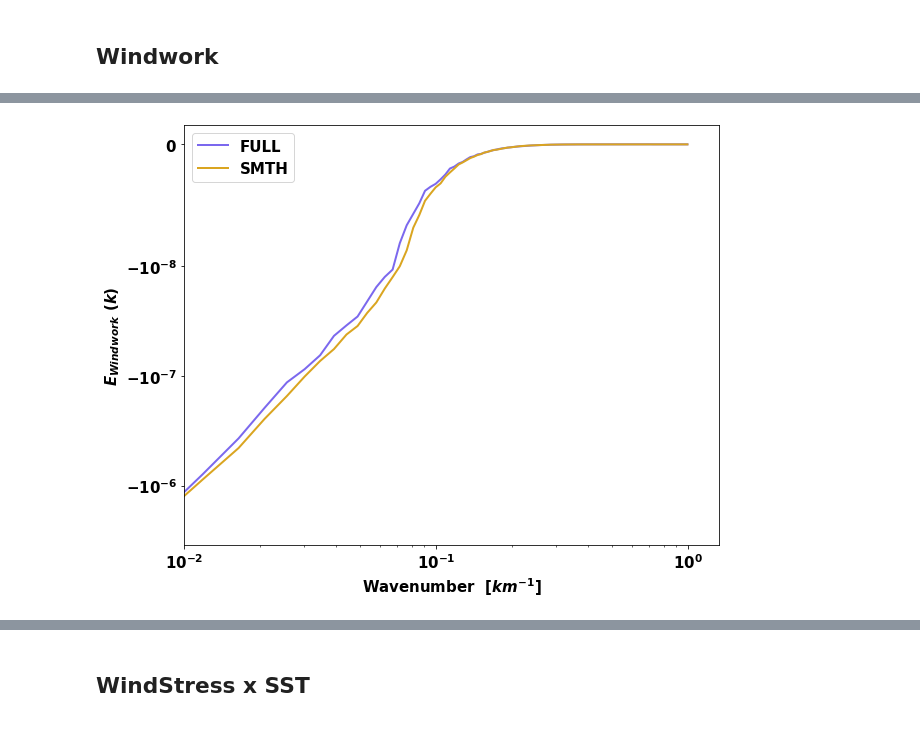
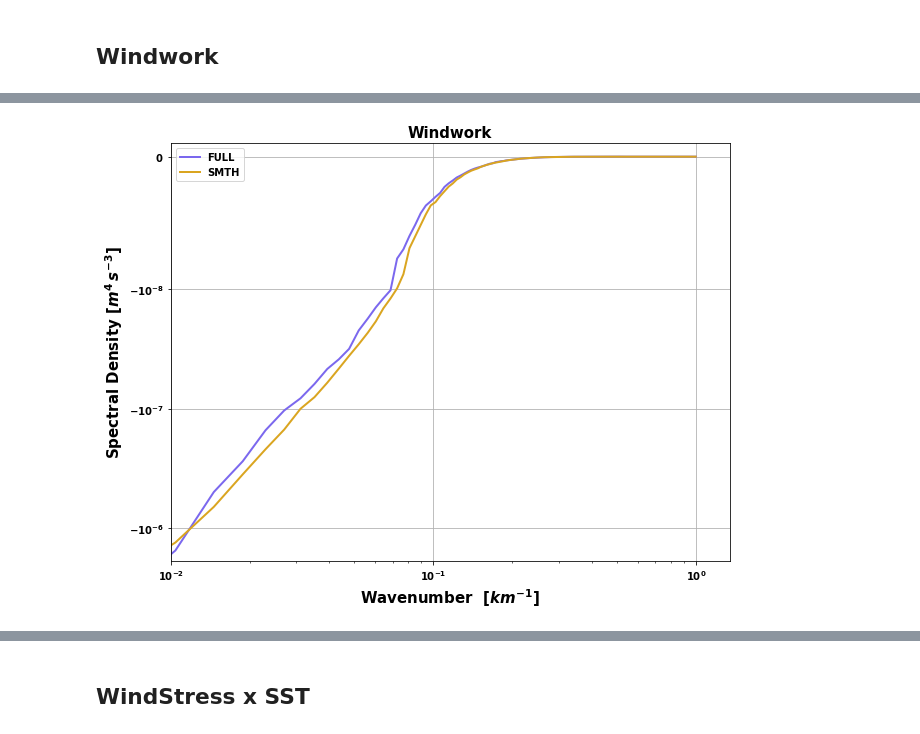
Before and after one commit to igoruchoa/FeedbackSubmeso, a Jupyter notebook: 2_CROCO/surface_CROCO.ipynb, the cells around one changed output, grey strips where cells are left out. Cells and saved outputs as stored; diff of their text form; code cells hidden in the pictures.

```diff
--- a/2_CROCO/surface_CROCO.ipynb
+++ b/2_CROCO/surface_CROCO.ipynb
@@ -551,13 +567,13 @@ No implementation of function Function(<built-in function setitem>) found for si
 # %%
 with ProgressBar():
-    Xf=xrft.isotropic_cross_spectrum(usf.drop(['nav_lat_u', 'nav_lon_u']),uf.drop(['nav_lat_u', 'nav_lon_u']),
+    Xf=xrft.isotropic_cross_spectrum(usf,uf,
                                      dim=['x_u','y_u'],nfactor=2,truncate='True',detrend='linear', window=True)
-    Yf=xrft.isotropic_cross_spectrum(vsf.drop(['nav_lat_v', 'nav_lon_v']),vf.drop(['nav_lat_v', 'nav_lon_v']),
+    Yf=xrft.isotropic_cross_spectrum(vsf,vf,
                                      dim=['x_v','y_v'],nfactor=2,truncate='True',detrend='linear', window=True)
 
-    Xt=xrft.isotropic_cross_spectrum(ust.drop(['nav_lat_u', 'nav_lon_u']),ut.drop(['nav_lat_u', 'nav_lon_u']),
+    Xt=xrft.isotropic_cross_spectrum(ust,ut,
                                      dim=['x_u','y_u'],nfactor=2,truncate='True',detrend='linear', window=True)
-    Yt=xrft.isotropic_cross_spectrum(vst.drop(['nav_lat_v', 'nav_lon_v']),vt.drop(['nav_lat_v', 'nav_lon_v']),
+    Yt=xrft.isotropic_cross_spectrum(vst,vt,
                                      dim=['x_v','y_v'],nfactor=2,truncate='True',detrend='linear', window=True)
 # %%
 
@@ -566,24 +582,26 @@ WWt=xr.DataArray(data=(1/1024)*(Xt.real.data + Yt.real.data),coords=({'dayofyear
 # %%
 
 plt.figure(figsize=(9,7))
 
 
 plt.plot((WWf.freq_r/dxx),(np.nanmean(WWf,axis=0)),label='FULL',linewidth=2,color='mediumslateblue')
 plt.plot((WWt.freq_r/dxx),(np.nanmean(WWt,axis=0)),label='SMTH',linewidth=2,color='goldenrod')
 # plt.plot([1/50,1/50],[1000,0],'k--')
 
 plt.legend()
 
-plt.xlabel(r'Wavenumber  $[km^{-1}]$',fontweight='bold')
-plt.ylabel(r'$E_{Windwork}\,\,(k)$')
+plt.xlabel(r'Wavenumber  $[km^{-1}]$',fontweight='bold',fontsize=15)
+plt.ylabel(r'Spectral Density [$m^4\,s^{-3}$]',fontweight='bold',fontsize=15)
 
-plt.yscale('symlog',linthreshy=1e-8)
+plt.title('Windwork',fontweight='bold',fontsize=15)
+plt.yscale('symlog', linthresh=1e-8)
 plt.xscale('log')
 
-# plt.ylim(-10**(-5),0)
+plt.ylim(-9**(-6),10e-10)
 plt.xlim(1e-2,0)
+plt.grid()
 
 plt.tight_layout()
-plt.savefig('/homes/metogra/iufarias/Documents/figures/2_CROCO/CROCO_surface/Total_avg_Windwork_KE.png')
+plt.savefig('/homes/metogra/iufarias/Documents/figures/2_CROCO/CROCO_surface/total_avg/Total_avg_Windwork_KE.png')
 # %% [output]
-[figure, old version]
+[figure, new version]
```
Also changed, not shown: parts of 26 cells of this notebook, 1 other file.
